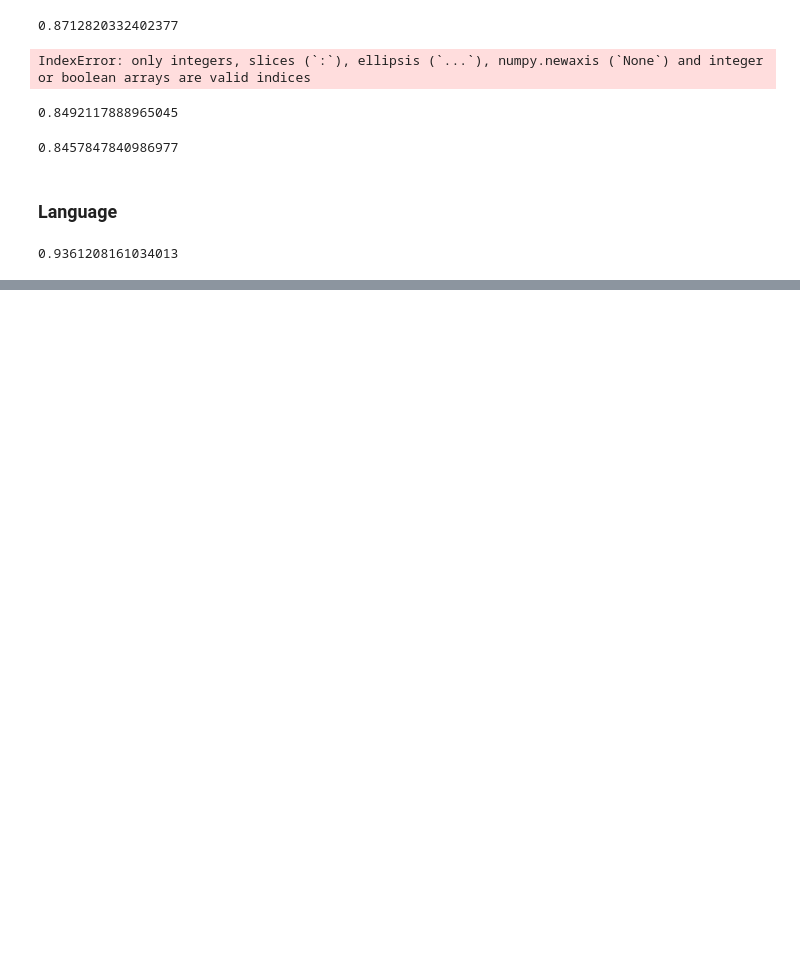
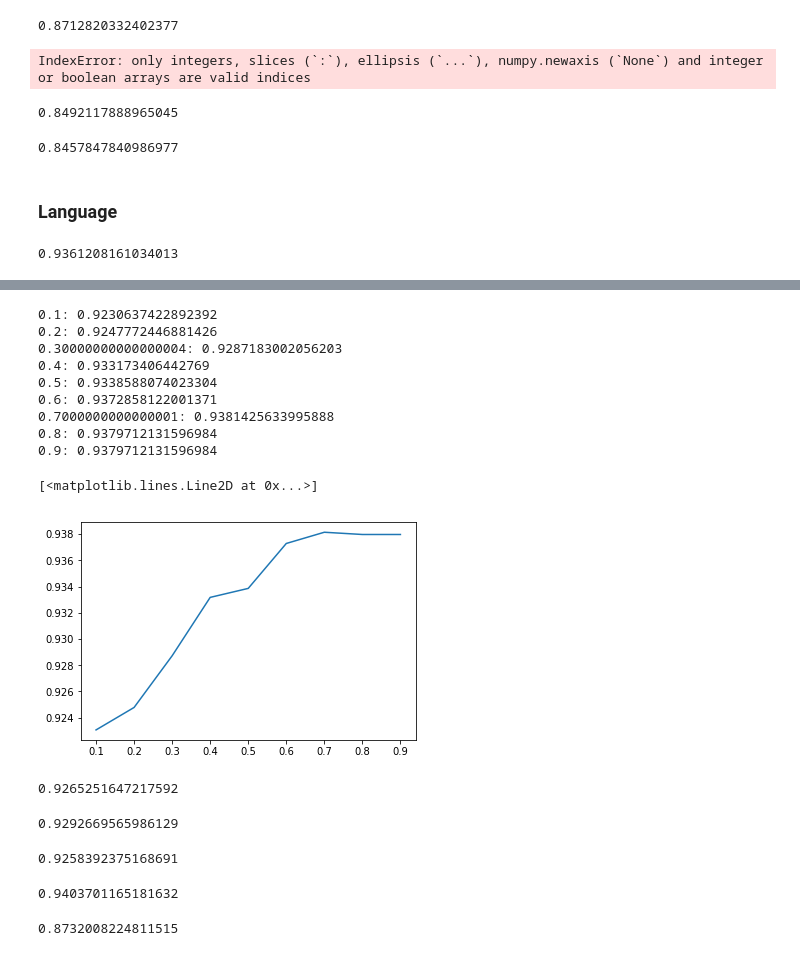
Before and after one commit to EoinDoherty/MLProject, a Jupyter notebook: EoinNLPCleaning.ipynb, the cells around one changed output, grey strips where cells are left out. Drawn from its saved outputs; the diff is of its cells as text; code cells hidden in the pictures; blank space fills up the shorter version.

```diff
--- a/EoinNLPCleaning.ipynb
+++ b/EoinNLPCleaning.ipynb
@@ -410,0 +515,58 @@ kFoldCheck(df, "ForeignLanguage", "Summary", MultinomialNB(alpha=1e-10))
+# %%
+from sklearn.ensemble import AdaBoostClassifier
+import matplotlib.pyplot as plt
+%matplotlib inline
+
+ns = np.arange(0.1, 1, 0.1)
+accuracies = []
+
+for n in ns:
+    ab = AdaBoostClassifier(learning_rate=n)
+    ab.fit(trainPlots, train["ForeignLanguage"])
+    pred = ab.predict(trainPlots)
+    acc = sum(pred == train["ForeignLanguage"])/len(pred)
+    print(f"{n}: {acc}")
+    accuracies.append(acc)
+plt.plot(ns, accuracies)
+# %% [output]
+0.1: 0.9230637422892392
+0.2: 0.9247772446881426
+0.30000000000000004: 0.9287183002056203
+0.4: 0.933173406442769
+0.5: 0.9338588074023304
+0.6: 0.9372858122001371
+0.7000000000000001: 0.9381425633995888
+0.8: 0.9379712131596984
+0.9: 0.9379712131596984
+[<matplotlib.lines.Line2D at 0x...>]
+[figure, added]
+# %%
+kFoldCheck(df, "ForeignLanguage", "Summary", AdaBoostClassifier(n_estimators=10, learning_rate=0.7))
+# %% [output]
+0.9265251647217592
+# %%
+kFoldCheck(df, "ForeignLanguage", "Summary", AdaBoostClassifier(n_estimators=100, learning_rate=0.7))
+# %% [output]
+0.9292669565986129
+# %%
+kFoldCheck(df, "ForeignLanguage", "Summary", AdaBoostClassifier(n_estimators=400, learning_rate=0.7))
+# %% [output]
+0.9258392375168691
+# %%
+from sklearn.naive_bayes import MultinomialNB
+
+svc = MultinomialNB()
+svc.fit(trainPlots, train["ForeignLanguage"])
+pred = svc.predict(testPlots)
+sum(pred == test["ForeignLanguage"])/len(pred)
+# %% [output]
+0.9403701165181632
+# %%
+from sklearn.naive_bayes import MultinomialNB
+
+svc = MultinomialNB()
+svc.fit(trainPlots, train["International"])
+pred = svc.predict(testPlots)
+sum(pred == test["International"])/len(pred)
+# %% [output]
+0.8732008224811515
```
Also changed, not shown: parts of 12 cells of this notebook.
